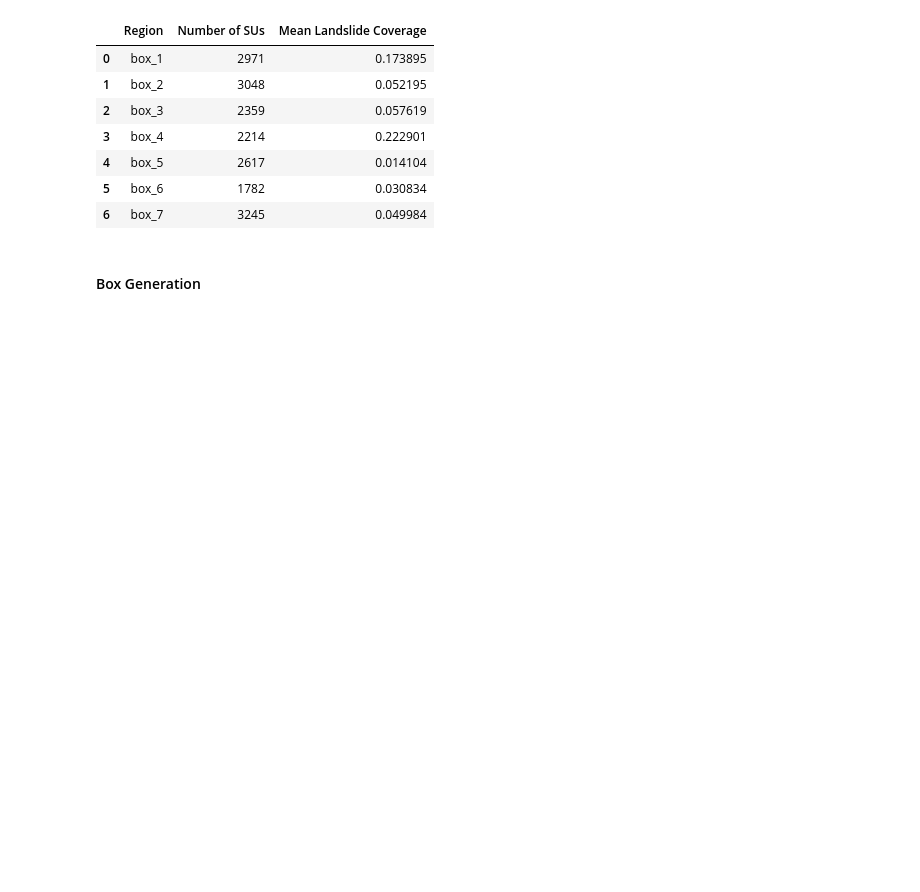
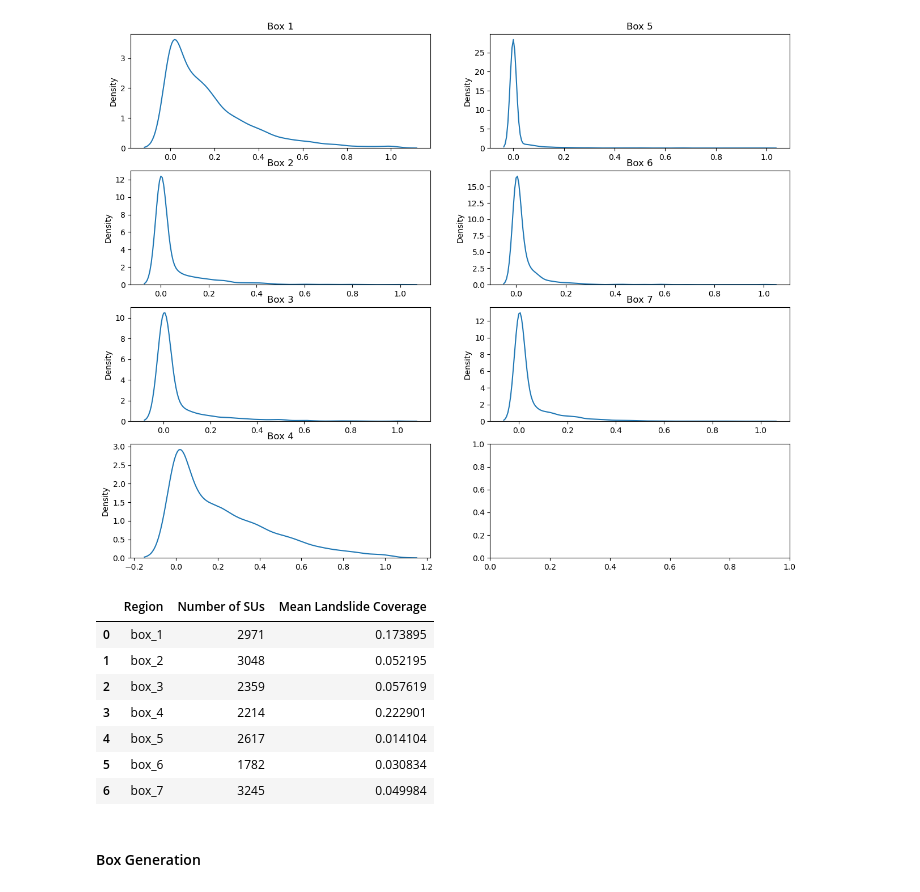
Before and after one commit to ArushRam/SlopeUnitDataPipeline, a Jupyter notebook: exp.ipynb, the cells around one changed output. Cells and saved outputs as stored; diff of their text form; code cells hidden in the pictures; blank space fills up the shorter version.

```diff
--- a/exp.ipynb
+++ b/exp.ipynb
@@ -82,3 +58,12 @@ len(data['kept_su_ids'])
+# %%
+fig, ax = plt.subplots(4, 2, figsize=(15, 12))
+for i in range(7):
+    y_vec = data[f'box_{i+1}']['y']
+    r, c = i % 4, i // 4
+    sns.kdeplot(y_vec, ax=ax[r][c])
+    ax[r][c].set_title(f'Box {i+1}')
+# %% [output]
+[figure, added]
 # %%
 import pickle
 import rasterio
```
Also changed, not shown: parts of 12 cells of this notebook, 10 other files.
